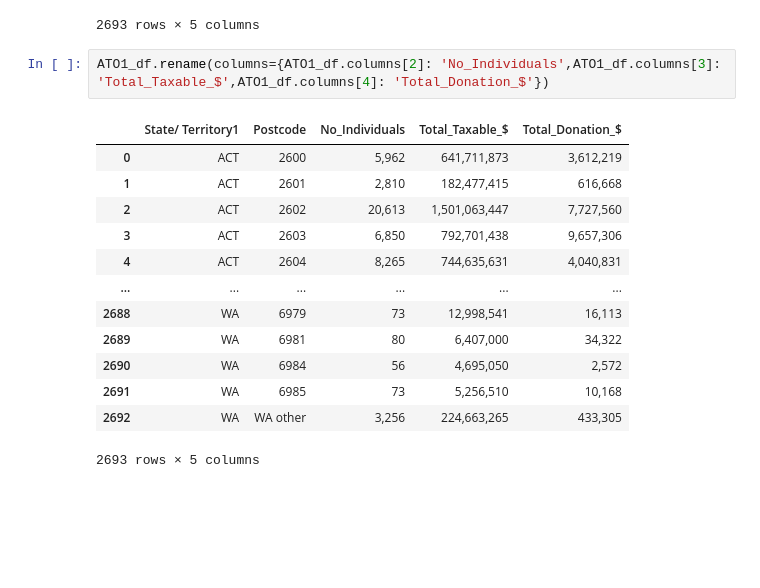
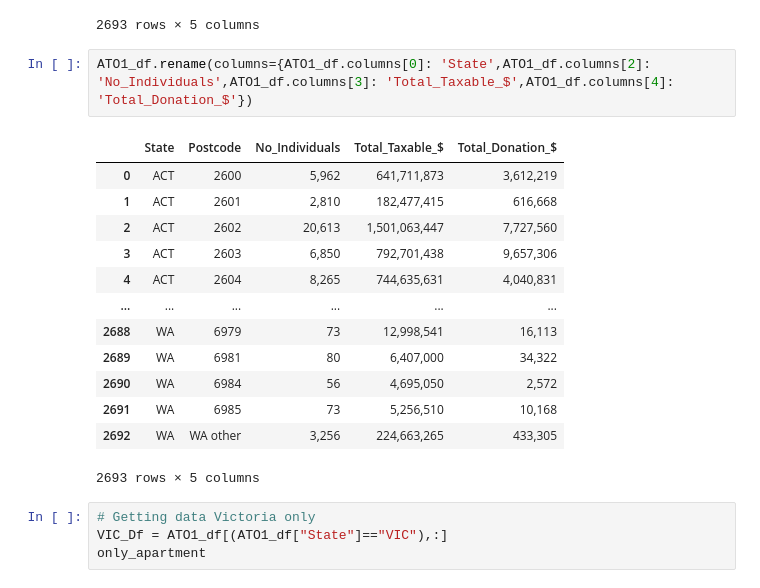
Before and after one commit to lindalevy/Project2_ETL, a Jupyter notebook: Working code/ATO_file_cleanup.ipynb, the cells around one changed output. Saved outputs shown, nothing was run; the diff lists cells and outputs as text; blank space fills up the shorter version.

```diff
--- a/Working code/ATO_file_cleanup.ipynb
+++ b/Working code/ATO_file_cleanup.ipynb
@@ -66,9 +66,9 @@ ATO1_df
 | 2692 | WA | WA other | 3,256 | 224,663,265 | 433,305 |
 2693 rows × 5 columns
 # %%
-ATO1_df.rename(columns={ATO1_df.columns[2]: 'No_Individuals',ATO1_df.columns[3]: 'Total_Taxable_$',ATO1_df.columns[4]: 'Total_Donation_$'})
+ATO1_df.rename(columns={ATO1_df.columns[0]: 'State',ATO1_df.columns[2]: 'No_Individuals',ATO1_df.columns[3]: 'Total_Taxable_$',ATO1_df.columns[4]: 'Total_Donation_$'})
 # %% [output]
-|  | State/ Territory1 | Postcode | No_Individuals | Total_Taxable_$ | Total_Donation_$ |
+|  | State | Postcode | No_Individuals | Total_Taxable_$ | Total_Donation_$ |
 | 0 | ACT | 2600 | 5,962 | 641,711,873 | 3,612,219 |
 | 1 | ACT | 2601 | 2,810 | 182,477,415 | 616,668 |
 | 2 | ACT | 2602 | 20,613 | 1,501,063,447 | 7,727,560 |
@@ -81,3 +81,7 @@ ATO1_df.rename(columns={ATO1_df.columns[2]: 'No_Individuals',ATO1_df.columns[3]:
 | 2691 | WA | 6985 | 73 | 5,256,510 | 10,168 |
 | 2692 | WA | WA other | 3,256 | 224,663,265 | 433,305 |
 2693 rows × 5 columns
+# %%
+# Getting data Victoria only
+VIC_Df = ATO1_df[(ATO1_df["State"]=="VIC"),:]
+only_apartment
```
